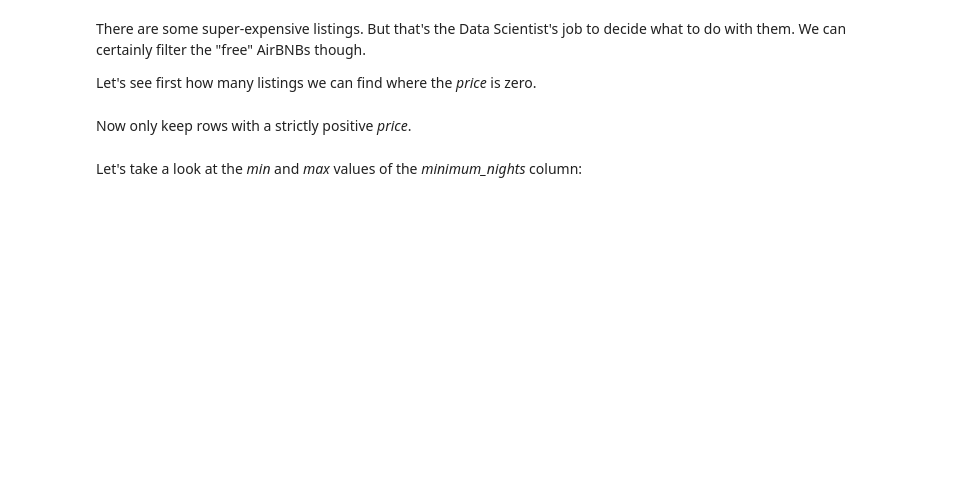
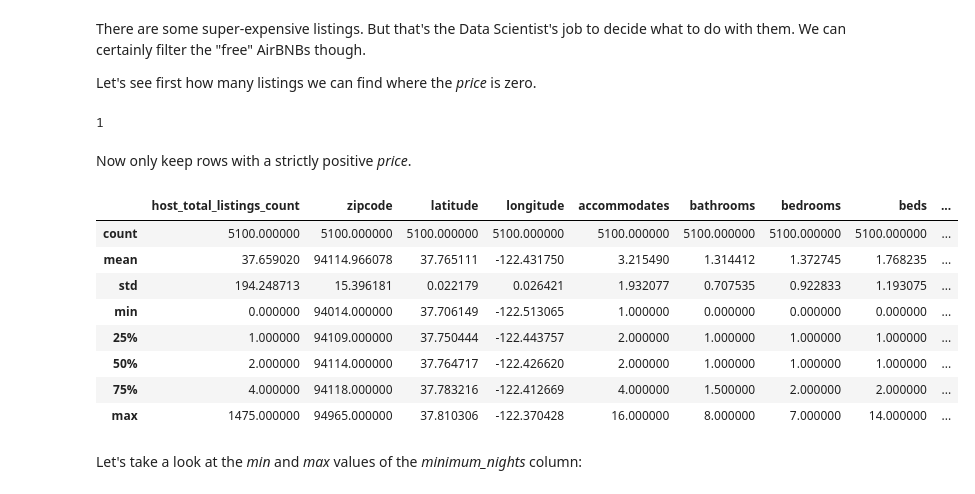
Before and after one commit to mbbatukan/mbbatukan.github.io, a Jupyter notebook: _assets/project_files/data_wrangling_with_julia/source/DataPrepHandsOn.ipynb, the cells around one changed output. Saved outputs shown, nothing was run; the diff lists cells and outputs as text; code cells hidden in the pictures; blank space fills up the shorter version.

```diff
--- a/_assets/project_files/data_wrangling_with_julia/source/DataPrepHandsOn.ipynb
+++ b/_assets/project_files/data_wrangling_with_julia/source/DataPrepHandsOn.ipynb
@@ -276,14 +402,26 @@ help(imputedDF.query)
 # %%
 #find number of listings that have price as zero
-imputedDF.query('price==0').price.count()
+df_imputed.query('price==0').price.count()
+# %% [output]
+1
 # %% [markdown]
 Now only keep rows with a strictly positive *price*.
 # %%
 #we can still using .query() to get a dataframe that only have positive price
-posPricesDF = imputedDF.query('price > 0')
+df_imputed_pos_price = df_imputed.query('price > 0')
 # %%
 #check the stats of price in posPricesDF
-posPricesDF.describe()
+df_imputed_pos_price.describe()
+# %% [output]
+|  | host_total_listings_count | zipcode | latitude | longitude | accommodates | bathrooms | bedrooms | beds | ... |
+| count | 5100.000000 | 5100.000000 | 5100.000000 | 5100.000000 | 5100.000000 | 5100.000000 | 5100.000000 | 5100.000000 | ... |
+| mean | 37.659020 | 94114.966078 | 37.765111 | -122.431750 | 3.215490 | 1.314412 | 1.372745 | 1.768235 | ... |
+| std | 194.248713 | 15.396181 | 0.022179 | 0.026421 | 1.932077 | 0.707535 | 0.922833 | 1.193075 | ... |
+| min | 0.000000 | 94014.000000 | 37.706149 | -122.513065 | 1.000000 | 0.000000 | 0.000000 | 0.000000 | ... |
+| 25% | 1.000000 | 94109.000000 | 37.750444 | -122.443757 | 2.000000 | 1.000000 | 1.000000 | 1.000000 | ... |
+| 50% | 2.000000 | 94114.000000 | 37.764717 | -122.426620 | 2.000000 | 1.000000 | 1.000000 | 1.000000 | ... |
+| 75% | 4.000000 | 94118.000000 | 37.783216 | -122.412669 | 4.000000 | 1.500000 | 2.000000 | 2.000000 | ... |
+| max | 1475.000000 | 94965.000000 | 37.810306 | -122.370428 | 16.000000 | 8.000000 | 7.000000 | 14.000000 | ... |
 # %% [markdown]
 Let's take a look at the *min* and *max* values of the *minimum_nights* column:
 # %%
```
Also changed, not shown: parts of 28 cells of this notebook, 3 other files.
